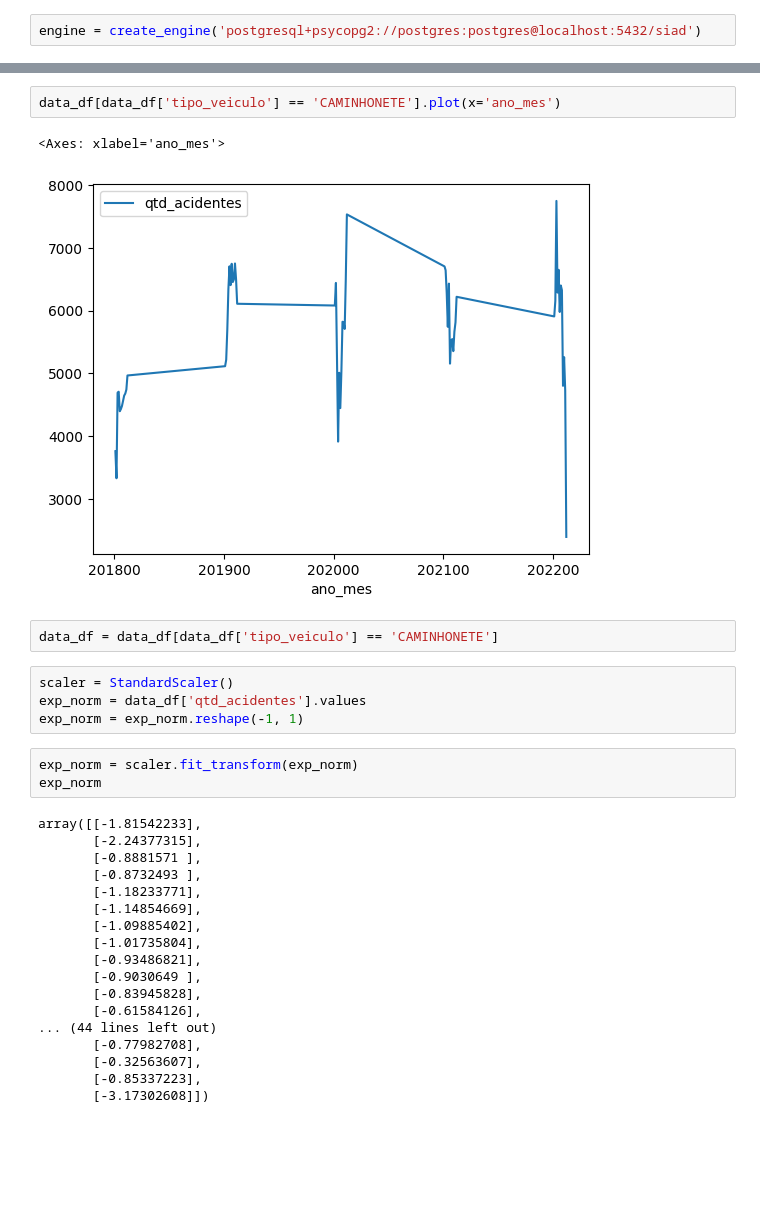
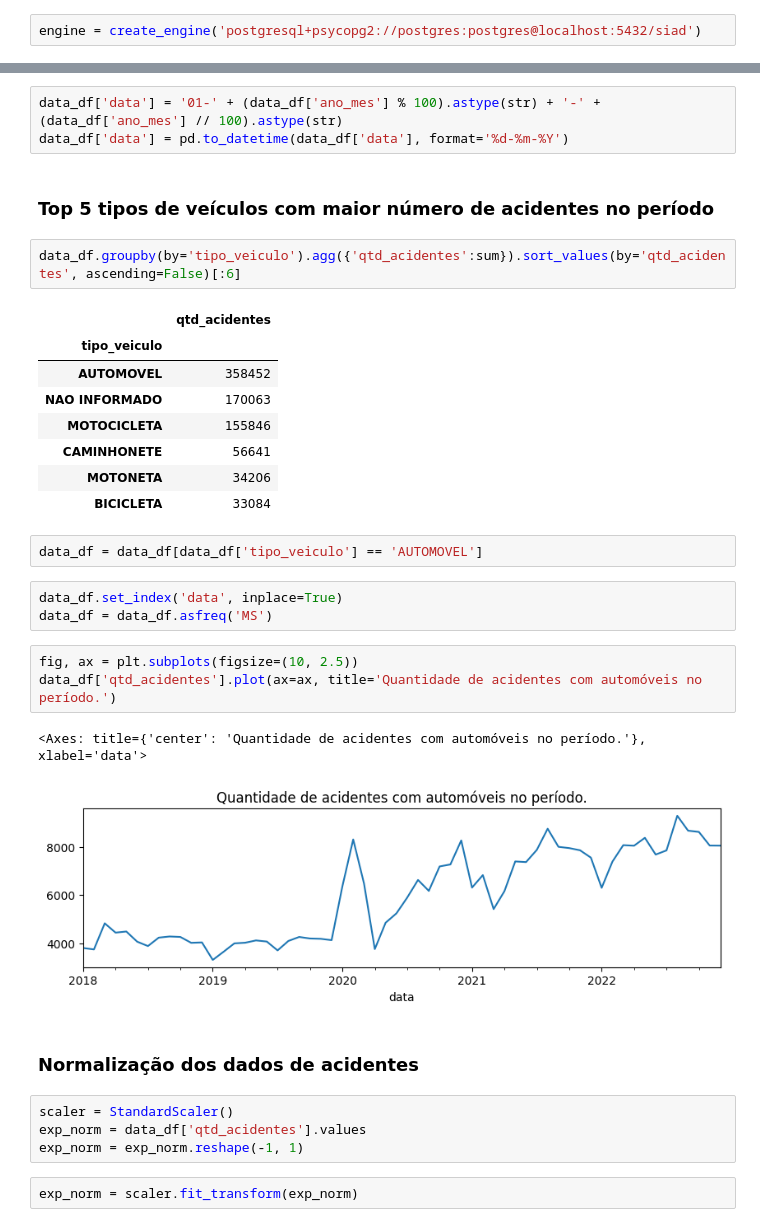
Before and after one commit to lucasstna/trabalho-siad, a Jupyter notebook: analise_dados.ipynb, the cells around one changed output, grey strips where cells are left out. Saved outputs shown, nothing was run; the diff lists cells and outputs as text; blank space fills up the shorter version.

```diff
--- a/analise_dados.ipynb
+++ b/analise_dados.ipynb
@@ -16,37 +18,40 @@ query = '''
 
 with engine.connect() as conn:
     data_df = pd.read_sql(query, con=conn)
+# %%
+data_df['data'] = '01-' + (data_df['ano_mes'] % 100).astype(str) + '-' + (data_df['ano_mes'] // 100).astype(str)
+data_df['data'] = pd.to_datetime(data_df['data'], format='%d-%m-%Y')
+# %% [markdown]
+### Top 5 tipos de veículos com maior número de acidentes no período
+# %%
+data_df.groupby(by='tipo_veiculo').agg({'qtd_acidentes':sum}).sort_values(by='qtd_acidentes', ascending=False)[:6]
+# %% [output]
+|  | qtd_acidentes |
+| tipo_veiculo |  |
+| AUTOMOVEL | 358452 |
+| NAO INFORMADO | 170063 |
+| MOTOCICLETA | 155846 |
+| CAMINHONETE | 56641 |
+| MOTONETA | 34206 |
+| BICICLETA | 33084 |
 # %%
-data_df[data_df['tipo_veiculo'] == 'CAMINHONETE'].plot(x='ano_mes')
+data_df = data_df[data_df['tipo_veiculo'] == 'AUTOMOVEL']
-# %% [output]
-<Axes: xlabel='ano_mes'>
-[figure, removed]
-# %%
-data_df = data_df[data_df['tipo_veiculo'] == 'CAMINHONETE']
+# %%
+data_df.set_index('data', inplace=True)
+data_df = data_df.asfreq('MS')
+# %%
+fig, ax = plt.subplots(figsize=(10, 2.5))
+data_df['qtd_acidentes'].plot(ax=ax, title='Quantidade de acidentes com automóveis no período.')
+# %% [output]
+<Axes: title={'center': 'Quantidade de acidentes com automóveis no período.'}, xlabel='data'>
+[figure, added]
+# %% [markdown]
+### Normalização dos dados de acidentes
 # %%
 scaler = StandardScaler()
 exp_norm = data_df['qtd_acidentes'].values
 exp_norm = exp_norm.reshape(-1, 1)
 # %%
 exp_norm = scaler.fit_transform(exp_norm)
-exp_norm
-# %% [output]
-array([[-1.81542233],
-       [-2.24377315],
-       [-0.8881571 ],
-       [-0.8732493 ],
-       [-1.18233771],
-       [-1.14854669],
-       [-1.09885402],
-       [-1.01735804],
-       [-0.93486821],
-       [-0.9030649 ],
-       [-0.83945828],
-       [-0.61584126],
-... (44 lines left out)
-       [-0.77982708],
-       [-0.32563607],
-       [-0.85337223],
-       [-3.17302608]])
 # %%
 data_df['qtd_acidentes_norm'] = exp_norm
```
Also changed, not shown: parts of 32 cells of this notebook.
